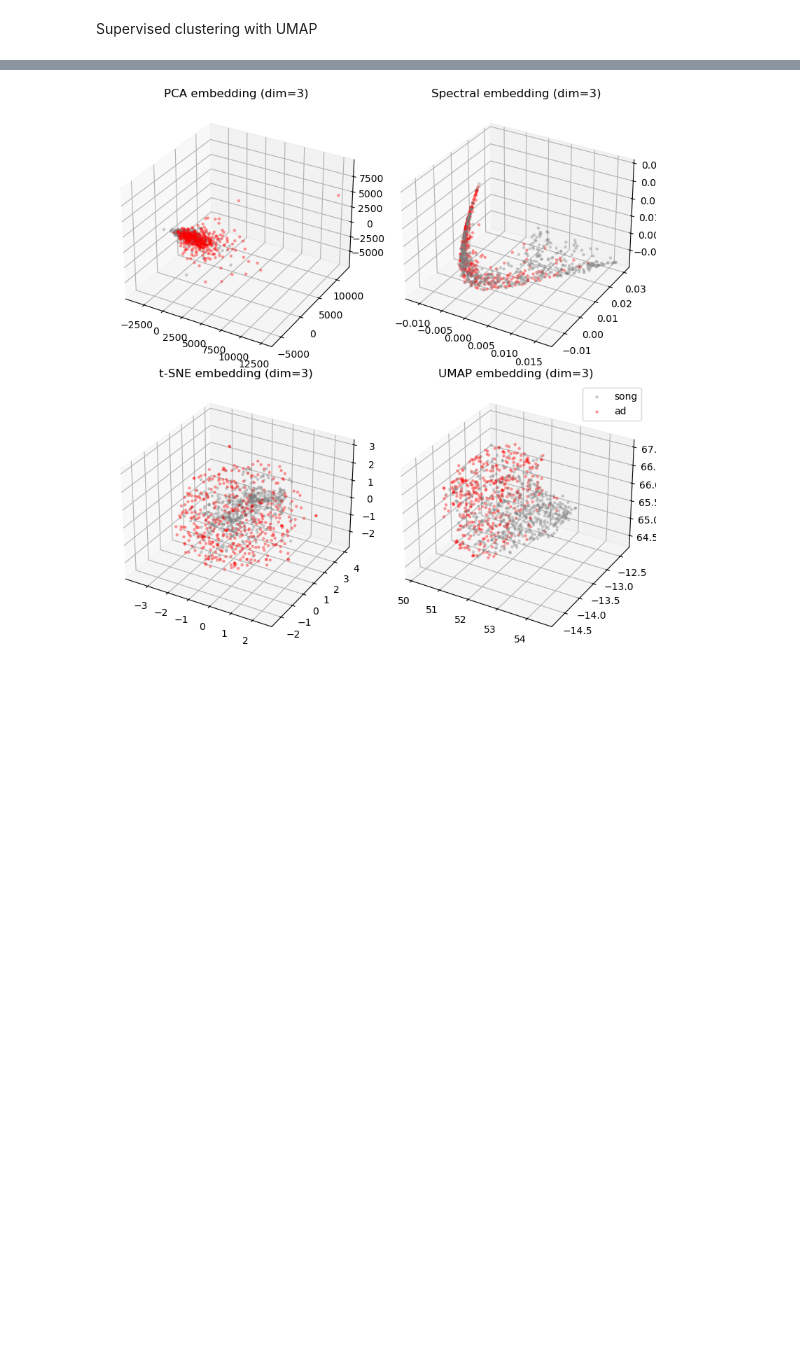
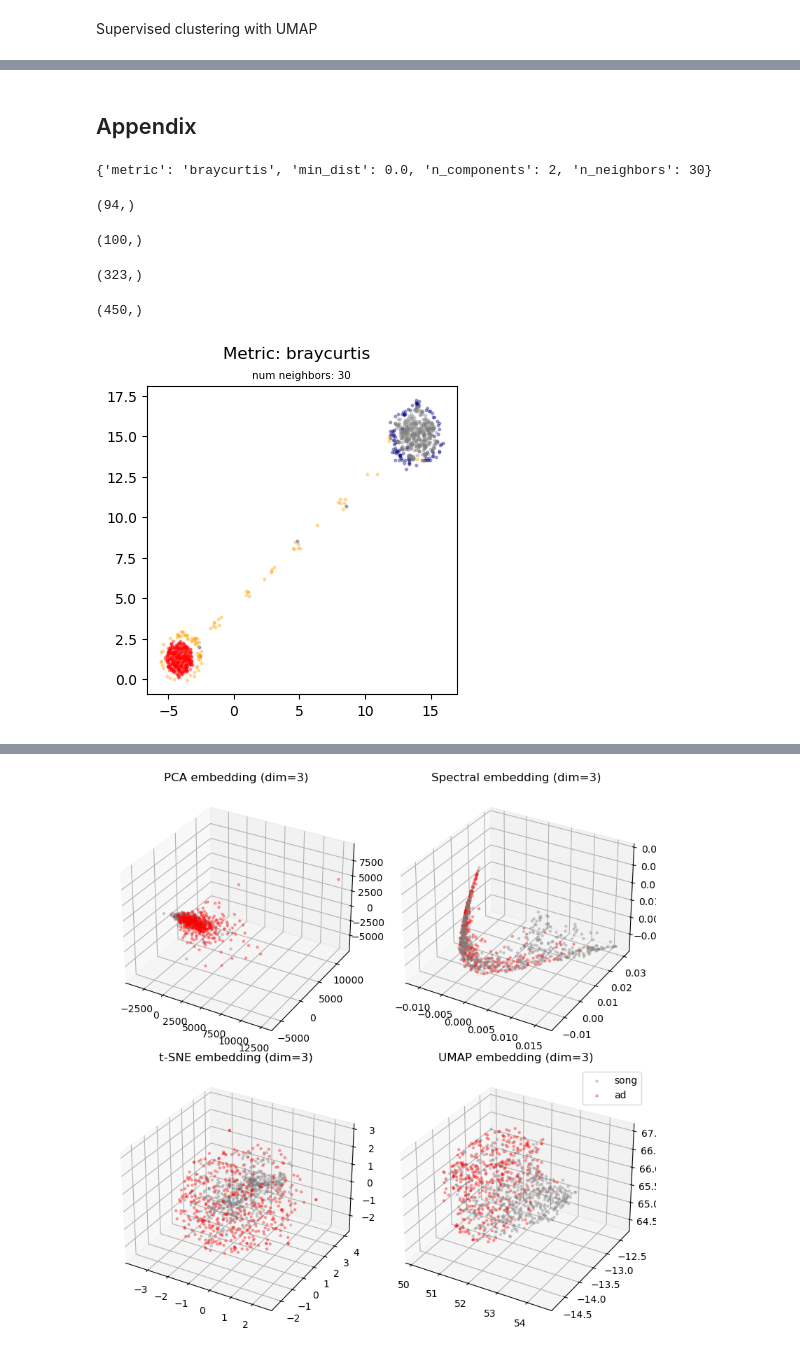
Before and after one commit to sion23/radio-adblock, a Jupyter notebook: embedding.ipynb, the cells around one changed output, grey strips where cells are left out. Saved outputs shown, nothing was run; the diff lists cells and outputs as text; code cells hidden in the pictures; blank space fills up the shorter version.

```diff
--- a/embedding.ipynb
+++ b/embedding.ipynb
@@ -377,0 +875,2 @@ Falling back to random initialisation!
+# %% [markdown]
+## Appendix
@@ -377,0 +907,2 @@ Falling back to random initialisation!
+# %%
+metric_range = "braycurtis" # replace with for loop later on (metric_range is for loop variable)
@@ -377,0 +919,68 @@ Falling back to random initialisation!
+# %%
+params = grid_umap[2]
+params
+# %% [output]
+{'metric': 'braycurtis', 'min_dist': 0.0, 'n_components': 2, 'n_neighbors': 30}
+# %%
+# project datapoints to embedding
+umap_train = []
+umap_test = []
+# for params in grid_umap:
+
+model = umap.UMAP(**params).fit(X_train, y=y_train)
+train_embedding = model.embedding_
+test_embedding = model.transform(X_test)
+
+umap_train.append(train_embedding)
+umap_test.append(test_embedding)
+# %%
+y_train = y_train.astype(bool)
+y_test = y_test.astype(bool)
+# %%
+umap_test[i][y_test, 0].shape
+# %% [output]
+(94,)
+# %%
+umap_test[i][~y_test, 0].shape
+# %% [output]
+(100,)
+# %%
+umap_train[i][y_train, 0].shape
+# %% [output]
+(323,)
+# %%
+umap_train[i][~y_train, 0].shape
+# %% [output]
+(450,)
+# %%
+# plot
+plt.close("all")
+
+fig, ax = plt.subplots(figsize=(4, 4))
+
+# axes = axes.flatten()
+
+i = 0
+ax.scatter(umap_train[i][~y_train, 0], umap_train[i][~y_train, 1],
+           c="gray", label="song-train", alpha=0.3, s=3)
+ax.scatter(umap_test[i][~y_test, 0], umap_test[i][~y_test, 1],
+           c="navy", label="song-test", alpha=0.3, s=3)
+
+ax.scatter(umap_train[i][y_train, 0], umap_train[i][y_train, 1],
+           c="red", label="ad-train", alpha=0.3, s=3)
+ax.scatter(umap_test[i][y_test, 0], umap_test[i][y_test, 1],
+           c="orange", label="ad-test", alpha=0.3, s=3)
+
+# ax.set_title(f'num neighbors: {params_combined[i]["n_neighbors"]}', fontsize=7.5)
+ax.set_title(f'num neighbors: {params["n_neighbors"]}', fontsize=7.5)
+
+# plt.legend(loc="upper right")
+
+# fig.suptitle(f'Metric: {params_combined[i]["metric"]}')
+fig.suptitle(f'Metric: {params["metric"]}')
+
+# plt.savefig(f"graphics/embedding-{DAT_TYPE}-{embedding_dim}d-supervised-umap-{params_combined[i]['metric']}.png", dpi=300)
+
+plt.show()
+# %% [output]
+[figure, added]
```
Also changed, not shown: parts of 55 cells of this notebook.
